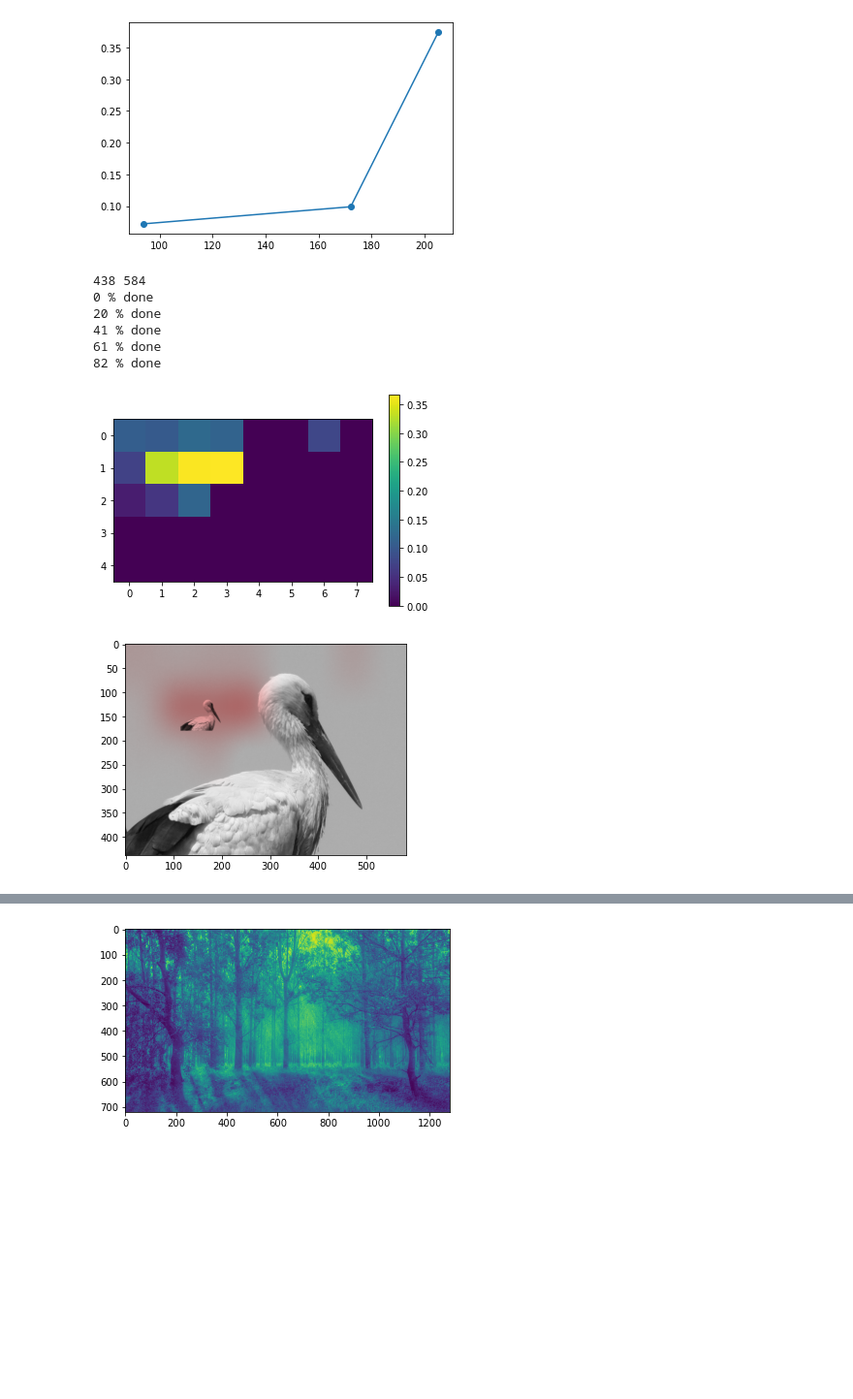
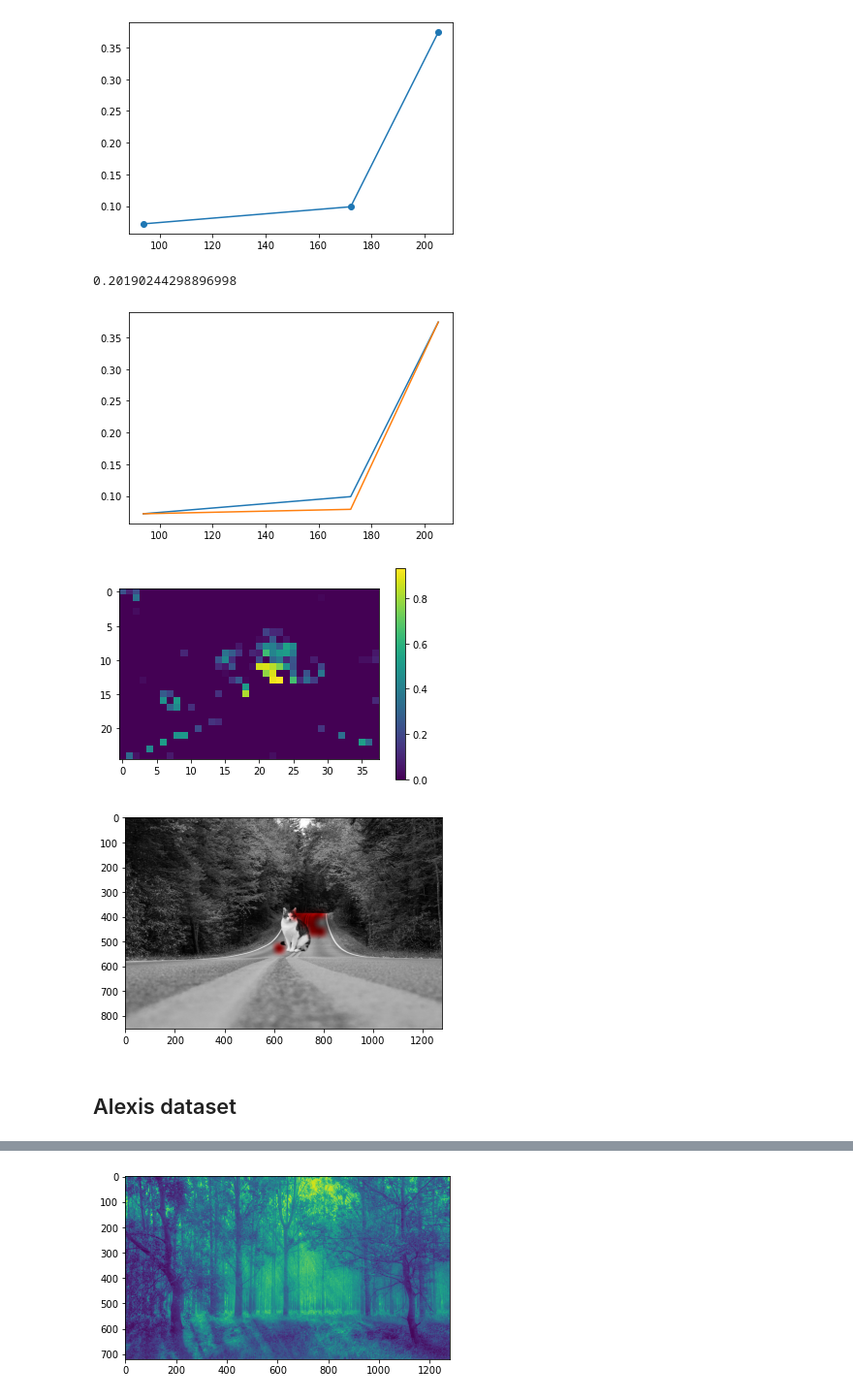
Before and after one commit to nissmar/ForgeryDetection, a Jupyter notebook: torch_noise_estim.ipynb, the cells around one changed output, grey strips where cells are left out. Shown at 97% size. Cells and saved outputs as stored; diff of their text form; code cells hidden in the pictures; blank space fills up the shorter version.

```diff
--- a/torch_noise_estim.ipynb
+++ b/torch_noise_estim.ipynb
@@ -42,3 +22,12 @@ plt.plot(Lm,Lv,'o-')
 # %% [output]
 [<matplotlib.lines.Line2D at 0x...>]
 [figure]
+# %%
+Lm2 = [93.88125, 172.1, 205.29168701171875]
+Lv2 = [0.07195627689361572, 0.07895280003547668, 0.37412306666374207]
+plt.plot(Lm, Lv)
+plt.plot(Lm, Lv2)
+curve_score(Lm, Lv, Lm2, Lv2)
+# %% [output]
+0.20190244298896998
+[figure, added]
@@ -45,42 +36,32 @@ plt.plot(Lm,Lv,'o-')
 # %%
 %matplotlib inline
-im = load_tensor_img("forged_images/cyg.png")
-
+im = load_tensor_img("forged_images/road_cat.png")
 Lm,Lv= M.image_variance_hist(im, e_per_bin=100000, f_var=0.005)
 # Lv = [e if e<1 else 0 for e in Lv]
 # plt.plot(Lm,Lv,'o-')
 
 patch_size= 128
 step = patch_size//2
-n,m = im.shape
-print(n,m)
-new_n =len(range(0,n-patch_size,step))
-new_m =len(range(0,m-patch_size,step))
-percent_wrong = np.zeros((new_n,new_m))
-mean_red = np.zeros((new_n,new_m))
+e_per_bin= 10000
+f_var = 0.005
 
-for i in range(0,n-patch_size,step):
-    print( int(100*i/(n-patch_size)), "% done" )
-    for j in range(0,m-patch_size, step):
-        Lm2,Lv2= M.image_variance_hist(im[i:i+patch_size,j:j+patch_size], e_per_bin=10000, f_var=0.005)
-        # plt.plot(Lm2, Lv2)
-        # plt.show()
-        percent_wrong[i//step,j//step]=curve_score(Lm,Lv,Lm2,Lv2)
-        mean_red[i//step,j//step] = im[i:i+patch_size,j:j+patch_size].mean()
+patch_size= 64
+step = patch_size//2
+e_per_bin= 3000
+f_var = 0.3
+
+
+percent_wrong = compute_suspicious_pixels(M, im, patch_size, e_per_bin, f_var)
 
 # plt.plot(Lm2,Lv2,'o-')
 
 plt.imshow(percent_wrong)
 plt.colorbar()
 plt.show()
-plt.imshow(show_heat_map(im,percent_wrong))
+plt.imshow(show_heat_map(im,percent_wrong>0.7))
 plt.show()
 # %% [output]
-438 584
-0 % done
-20 % done
-41 % done
-61 % done
-82 % done
-[figure, old version]
+[figure, new version]
-[figure, old version]
+[figure, new version]
+# %% [markdown]
+## Alexis dataset
```
Also changed, not shown: parts of 26 cells of this notebook, 21 other files.
